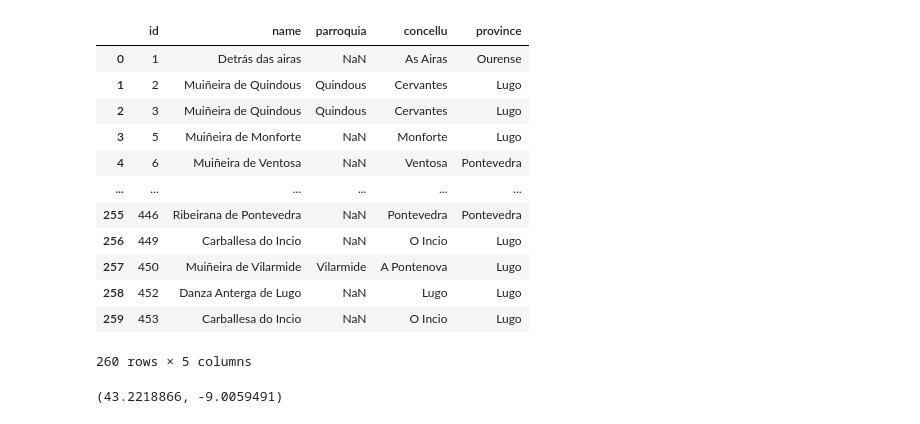
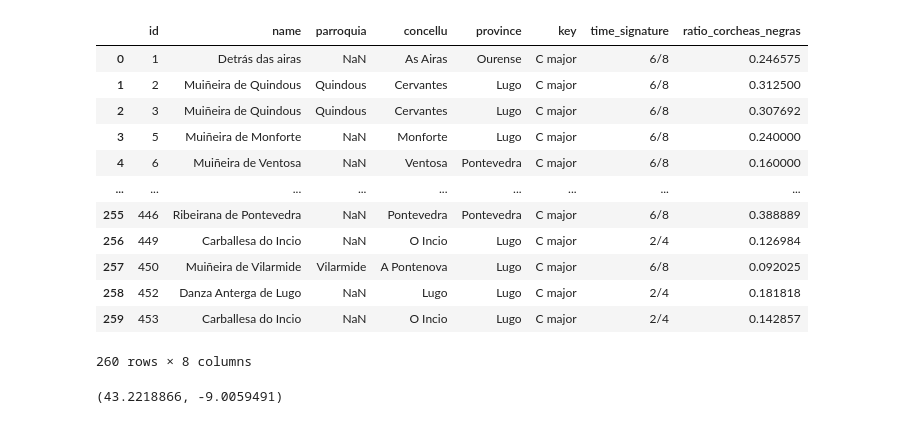
Before and after one commit to iferco/GMD-classification, a Jupyter notebook: testing/map_prueba.ipynb, the cells around one changed output. Drawn from its saved outputs; the diff is of its cells as text; code cells hidden in the pictures.

```diff
--- a/testing/map_prueba.ipynb
+++ b/testing/map_prueba.ipynb
@@ -21,31 +21,33 @@ Requirement already satisfied: geographiclib<3,>=1.52 in c:\users\ifc04\appdata\
 # %%
 import folium
 import pandas as pd
 from folium.plugins import MarkerCluster
 from geopy.geocoders import Nominatim
 #read galician_musicxml_located.csv from paretn folder
-df = pd.read_csv('../galician_musicxml_located.csv',quotechar='"',skipinitialspace=True)
+#path='../galician_musicxml_located.csv'
+path='data_located.csv'
+df = pd.read_csv(path,quotechar='"',skipinitialspace=True)
 
 #df = pd.read_csv('galician_musicxml_full.csv',quotechar='"',skipinitialspace=True)
 
 #drop first column
 #name first column id
 df = df.rename(columns={'Unnamed: 0': 'id'})
 df
 # %% [output]
-|  | id | name | parroquia | concellu | province |
-| 0 | 1 | Detrás das airas | NaN | As Airas | Ourense |
-| 1 | 2 | Muiñeira de Quindous | Quindous | Cervantes | Lugo |
-| 2 | 3 | Muiñeira de Quindous | Quindous | Cervantes | Lugo |
-| 3 | 5 | Muiñeira de Monforte | NaN | Monforte | Lugo |
-| 4 | 6 | Muiñeira de Ventosa | NaN | Ventosa | Pontevedra |
-| ... | ... | ... | ... | ... | ... |
-| 255 | 446 | Ribeirana de Pontevedra | NaN | Pontevedra | Pontevedra |
-| 256 | 449 | Carballesa do Incio | NaN | O Incio | Lugo |
-| 257 | 450 | Muiñeira de Vilarmide | Vilarmide | A Pontenova | Lugo |
-| 258 | 452 | Danza Anterga de Lugo | NaN | Lugo | Lugo |
-| 259 | 453 | Carballesa do Incio | NaN | O Incio | Lugo |
+|  | id | name | parroquia | concellu | province | key | time_signature | ratio_corcheas_negras |
+| 0 | 1 | Detrás das airas | NaN | As Airas | Ourense | C major | 6/8 | 0.246575 |
+| 1 | 2 | Muiñeira de Quindous | Quindous | Cervantes | Lugo | C major | 6/8 | 0.312500 |
+| 2 | 3 | Muiñeira de Quindous | Quindous | Cervantes | Lugo | C major | 6/8 | 0.307692 |
+| 3 | 5 | Muiñeira de Monforte | NaN | Monforte | Lugo | C major | 6/8 | 0.240000 |
+| 4 | 6 | Muiñeira de Ventosa | NaN | Ventosa | Pontevedra | C major | 6/8 | 0.160000 |
+| ... | ... | ... | ... | ... | ... | ... | ... | ... |
+| 255 | 446 | Ribeirana de Pontevedra | NaN | Pontevedra | Pontevedra | C major | 6/8 | 0.388889 |
+| 256 | 449 | Carballesa do Incio | NaN | O Incio | Lugo | C major | 2/4 | 0.126984 |
+| 257 | 450 | Muiñeira de Vilarmide | Vilarmide | A Pontenova | Lugo | C major | 6/8 | 0.092025 |
+| 258 | 452 | Danza Anterga de Lugo | NaN | Lugo | Lugo | C major | 2/4 | 0.181818 |
+| 259 | 453 | Carballesa do Incio | NaN | O Incio | Lugo | C major | 2/4 | 0.142857 |
-260 rows × 5 columns
+260 rows × 8 columns
 # %%
 #Coordenadas
 #"Lugo, A Fonsagrada"
```
Also changed, not shown: parts of 5 cells of this notebook, 6 other files.
